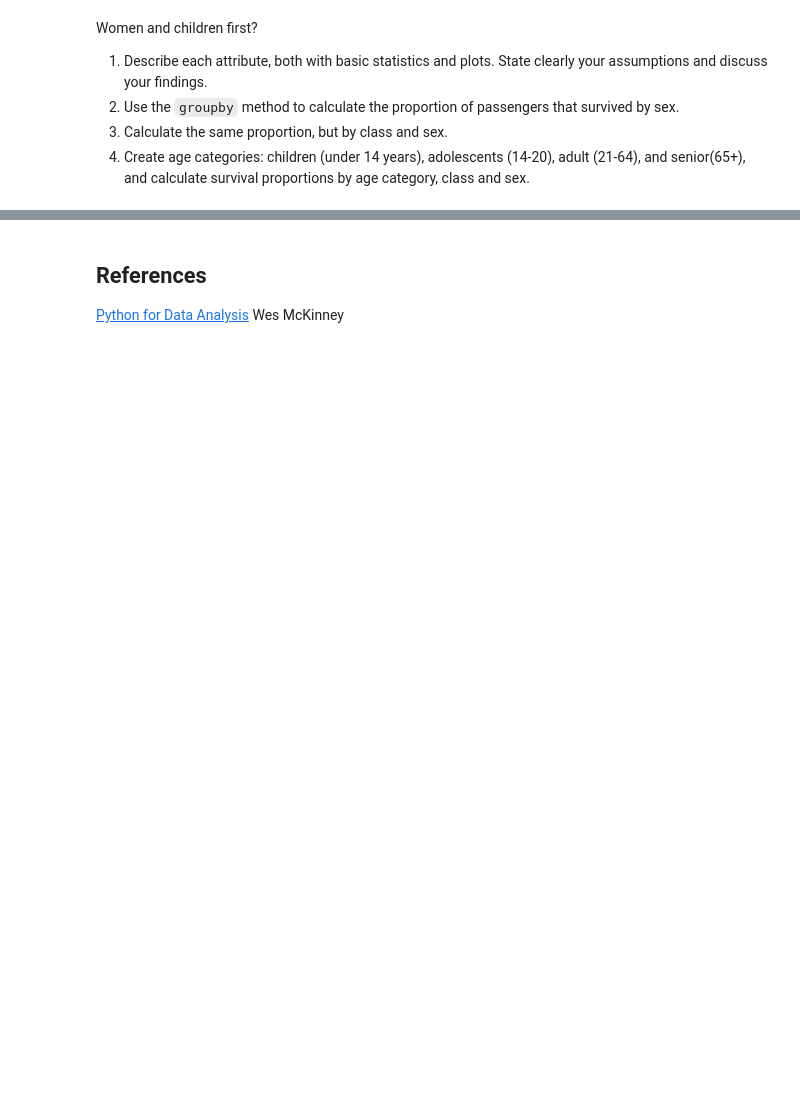
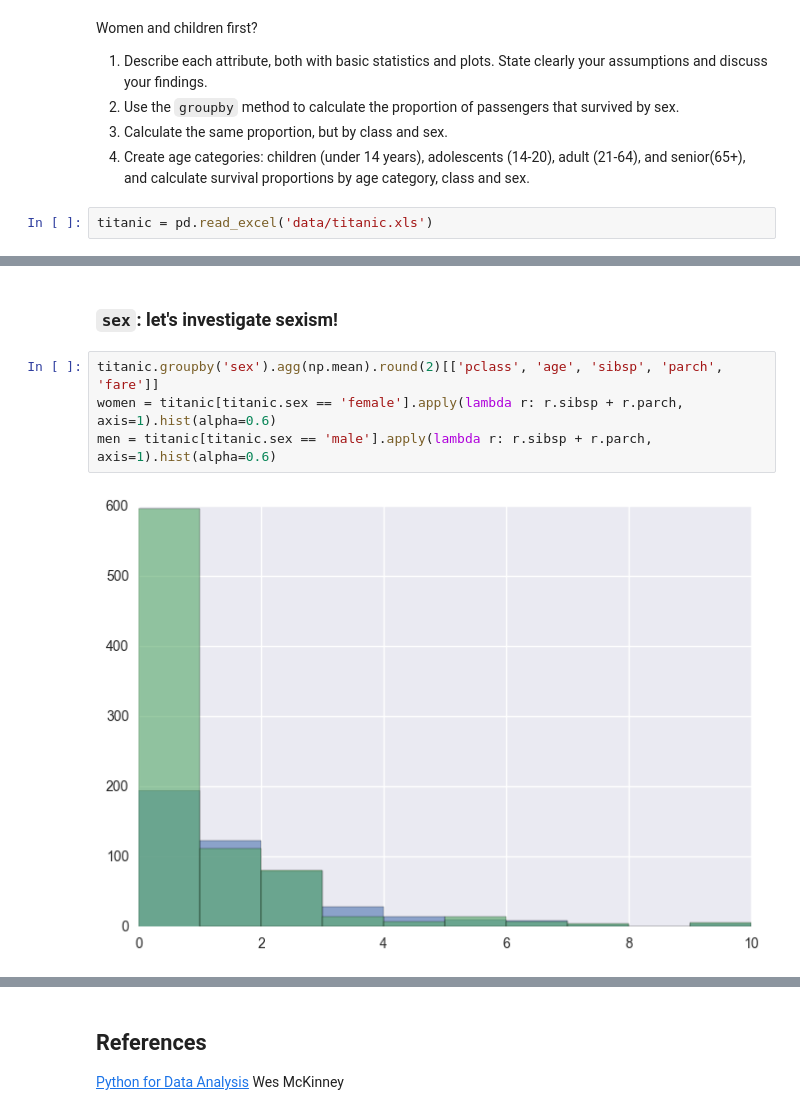
Before and after one commit to SolalPirelli/ADA2016, a Jupyter notebook: 01 - Pandas and Data Wrangling/Data Wrangling with Pandas.ipynb, the cells around one changed output, grey strips where cells are left out. Cells and saved outputs as stored; diff of their text form; blank space fills up the shorter version.

```diff
--- a/01 - Pandas and Data Wrangling/Data Wrangling with Pandas.ipynb
+++ b/01 - Pandas and Data Wrangling/Data Wrangling with Pandas.ipynb
@@ -963,3 +1664,5 @@ Women and children first?
 2. Use the `groupby` method to calculate the proportion of passengers that survived by sex.
 3. Calculate the same proportion, but by class and sex.
 4. Create age categories: children (under 14 years), adolescents (14-20), adult (21-64), and senior(65+), and calculate survival proportions by age category, class and sex.
+# %%
+titanic = pd.read_excel('data/titanic.xls')
@@ -965,0 +1699,8 @@ Women and children first?
+# %% [markdown]
+### `sex`: let's investigate sexism!
+# %%
+titanic.groupby('sex').agg(np.mean).round(2)[['pclass', 'age', 'sibsp', 'parch', 'fare']]
+women = titanic[titanic.sex == 'female'].apply(lambda r: r.sibsp + r.parch, axis=1).hist(alpha=0.6)
+men = titanic[titanic.sex == 'male'].apply(lambda r: r.sibsp + r.parch, axis=1).hist(alpha=0.6)
+# %% [output]
+[figure, added]
```
Also changed, not shown: parts of 86 cells of this notebook.
